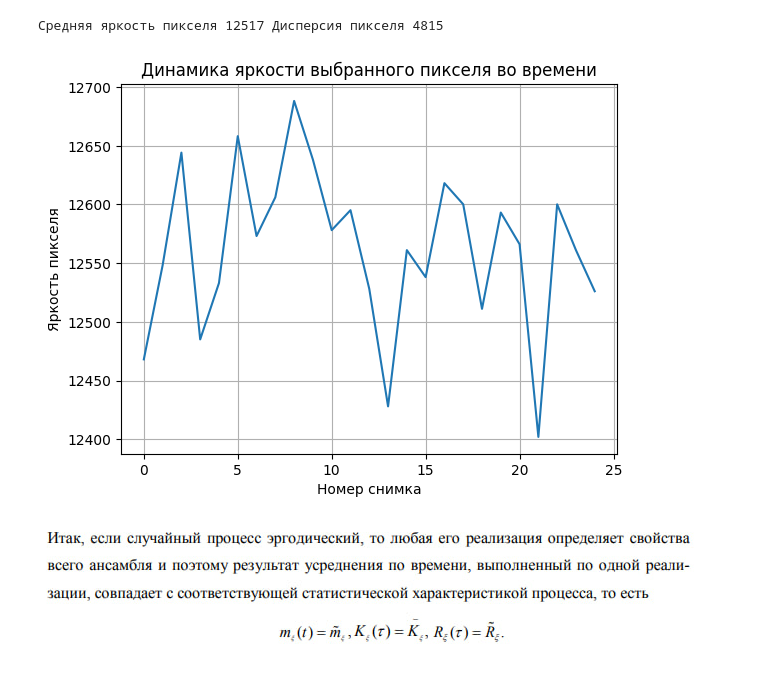
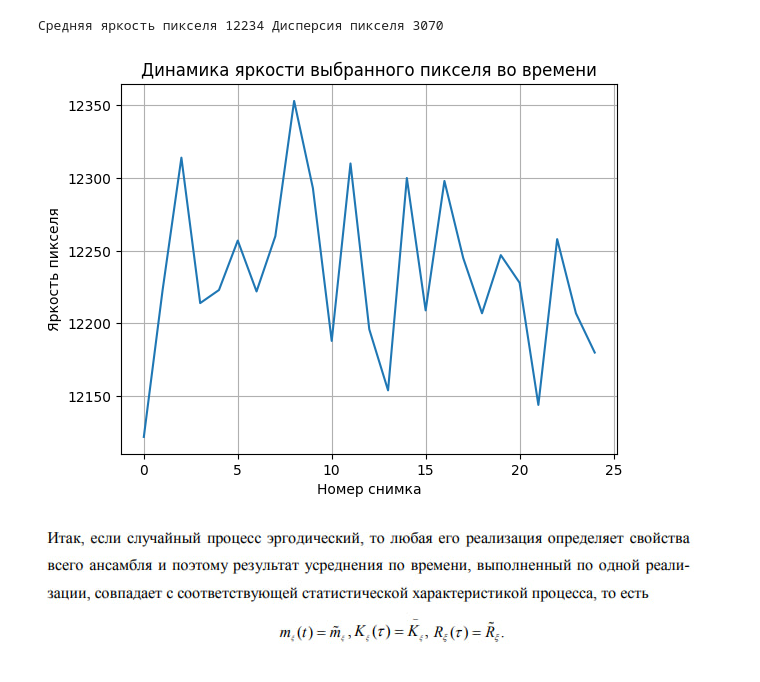
Before and after one commit to integrator942/SNR_X_RAY_PICTURES, a Jupyter notebook: Ergodicity_process_x_ray.ipynb, the cells around one changed output. Saved outputs shown, nothing was run; the diff lists cells and outputs as text; code cells hidden in the pictures.

```diff
--- a/Ergodicity_process_x_ray.ipynb
+++ b/Ergodicity_process_x_ray.ipynb
@@ -8,8 +8,8 @@ imag = Image.open(path_elbow)
 width=imag.width
 height=imag.height
 square=50 #Размер области
-xleft_base=3000 #Стартовая координата для анализа (верхний левый угол прямоугольника)
-yleft_base=3000
+xleft_base=1500 #Стартовая координата для анализа (верхний левый угол прямоугольника)
+yleft_base=1500
 xright_base=xleft_base+square
 yright_base=yleft_base+square
 rect = patches.Rectangle(
@@ -40,23 +40,25 @@ I;16B - тип изображения, (50, 50) - размер изображе
 # %%
 pixel_brightness=[]
 j=int(imag_1.size[0]/4)
 k=int(imag_1.size[0]/3) #Выбор пикселя
 for i in range(25):
     path_elbow="C:\\Users\\lkond\\Desktop\\Python\\25_50kV_160mA_8mAs_50ms\\" + str(i+1) + ".tiff"
     img = Image.open(path_elbow)
     img = img.crop(coordinates_crop) #Обрезка тёмных краёв
     oblast_loop=np.asarray(img)
     pixel_brightness.append(int(oblast_loop[j][k])) #Выбор пикселя, считываем его яркость
+mean_pixel=int(np.mean(pixel_brightness))
+var_pixel=int(np.var(pixel_brightness))
 print('Средняя яркость пикселя', mean_pixel, 'Дисперсия пикселя', var_pixel)
 plt.plot(pixel_brightness)
 plt.grid()
 plt.xlabel('Номер снимка')
 plt.ylabel('Яркость пикселя')
 plt.title('Динамика яркости выбранного пикселя во времени')
 plt.show()
 # %% [output]
-Средняя яркость пикселя 12517 Дисперсия пикселя 4815
+Средняя яркость пикселя 12234 Дисперсия пикселя 3070
-[figure, old version]
+[figure, new version]
 # %% [markdown]
 ![image.png](attachment:image.png)
 # %% [markdown]
```
Also changed, not shown: parts of 32 cells of this notebook.
